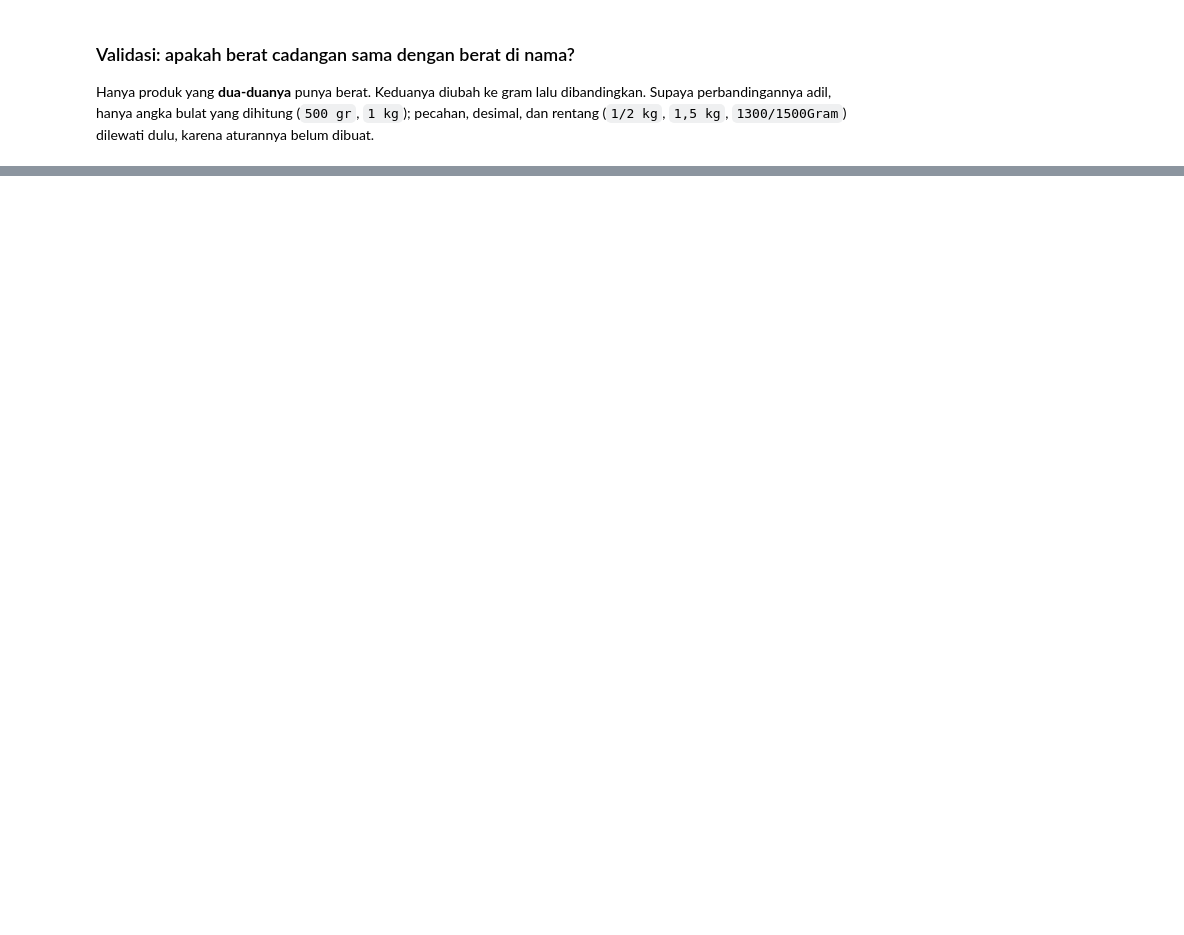
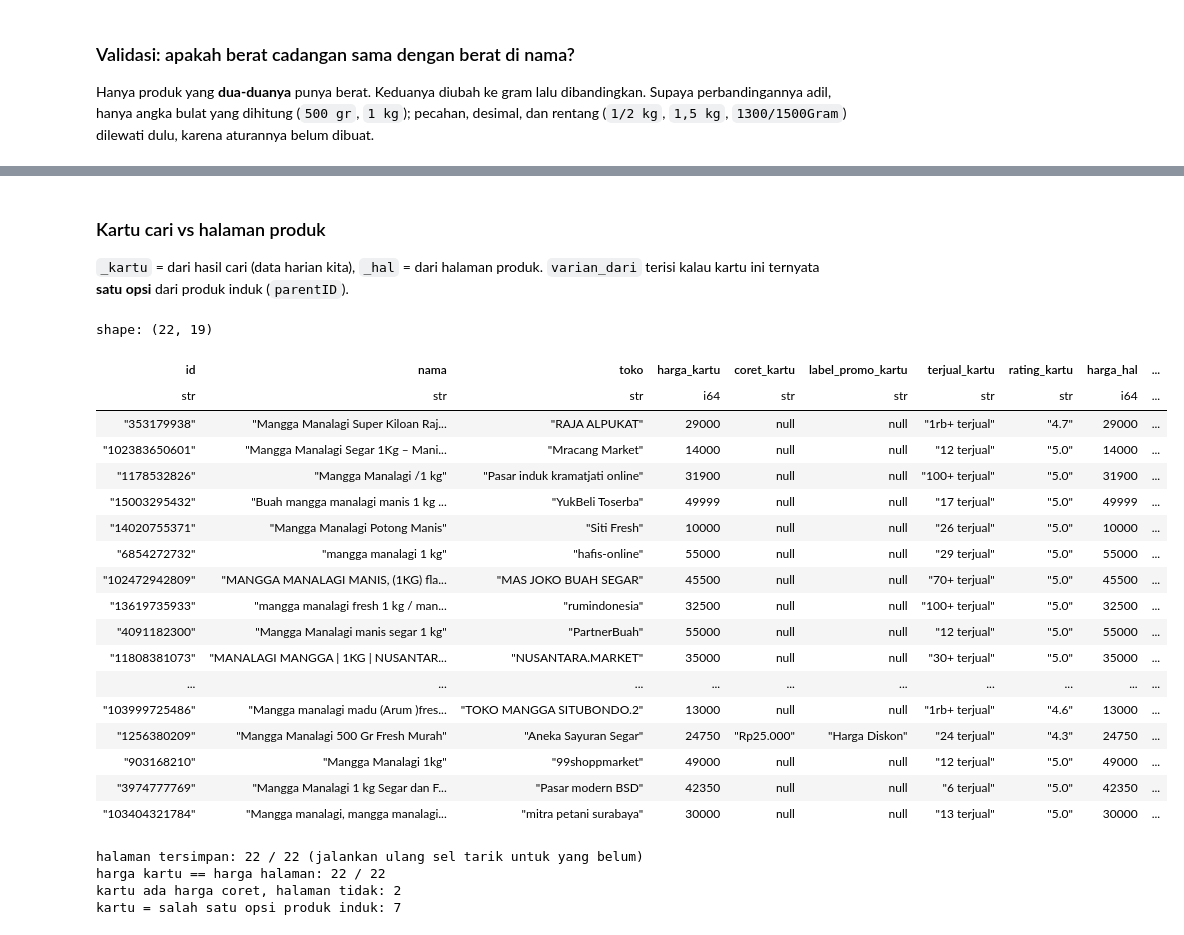
Before and after one commit to Daffwa/kebun_ibu, a Jupyter notebook: data-science/eksplor.ipynb, the cells around one changed output, grey strips where cells are left out. Saved outputs shown, nothing was run; the diff lists cells and outputs as text; code cells hidden in the pictures; blank space fills up the shorter version.

```diff
--- a/data-science/eksplor.ipynb
+++ b/data-science/eksplor.ipynb
@@ -808,0 +944,77 @@ shape: (16, 5)
+# %% [markdown]
+### Kartu cari vs halaman produk
+
+`_kartu` = dari hasil cari (data harian kita), `_hal` = dari halaman produk. `varian_dari` terisi kalau kartu ini ternyata **satu opsi** dari produk induk (`parentID`).
+# %%
+def jenis(cache, nama_tipe):
+    """Ambil objek pertama di cache dengan __typename tertentu."""
+    return next((v for v in cache.values() if isinstance(v, dict) and v.get("__typename") == nama_tipe), {})
+
+
+baris = []
+for id_, p in kartu.items():
+    jalur = folder_halaman / f"{id_}.json"
+    label = {g["position"]: g["title"] for g in p["labelGroups"]}
+    b = {
+        "id": str(id_),
+        "nama": p["name"],
+        "toko": p["shop"]["name"],
+        "harga_kartu": p["price"]["number"],
+        "coret_kartu": p["price"]["original"] or None,
+        "label_promo_kartu": label.get("promotion_label"),
+        "terjual_kartu": label.get("ri_product_credibility"),
+        "rating_kartu": p["rating"],
+    }
+    if jalur.exists():
+        cache = json.loads(jalur.read_text(encoding="utf-8"))
+        info = jenis(cache, "pdpBasicInfo")
+        harga = jenis(cache, "pdpContentSnapshotPrice")
+        varian = jenis(cache, "pdpContentSnapshotVariant")
+        b |= {
+            "harga_hal": harga.get("value"),
+            "coret_hal": harga.get("slashPriceFmt") or None,
+            "berat_hal": f"{info.get('weight')} {info.get('weightUnit', '').lower()}",
+            "stok_hal": jenis(cache, "pdpContentSnapshotStock").get("value"),
+            "terjual_hal": jenis(cache, "pdpTxStats").get("countSold"),
+            "rating_hal": jenis(cache, "pdpStats").get("rating"),
+            "jumlah_rating_hal": jenis(cache, "pdpStats").get("countReview"),
+            "min_beli_hal": info.get("minOrder"),
+            "kampanye_aktif_hal": jenis(cache, "pdpContentSnapshotCampaign").get("isActive"),
+            "varian_dari": varian.get("parentID") if varian.get("isVariant") else None,
+            "dibuat_hal": (info.get("createdAt") or "")[:10],
+        }
+    baris.append(b)
+
+halaman = pl.DataFrame(baris, infer_schema_length=None)
+with pl.Config(tbl_rows=-1, fmt_str_lengths=45):
+    display(halaman)
+
+ada = halaman.filter(pl.col("harga_hal").is_not_null())
+print("halaman tersimpan:", ada.height, "/", halaman.height, "(jalankan ulang sel tarik untuk yang belum)")
+print("harga kartu == harga halaman:", (ada["harga_kartu"] == ada["harga_hal"].cast(pl.Int64)).sum(), "/", ada.height)
+print("kartu ada harga coret, halaman tidak:", ada.filter(pl.col("coret_kartu").is_not_null() & pl.col("coret_hal").is_null()).height)
+print("kartu = salah satu opsi produk induk:", ada["varian_dari"].is_not_null().sum())
+# %% [output]
+shape: (22, 19)
+| id | nama | toko | harga_kartu | coret_kartu | label_promo_kartu | terjual_kartu | rating_kartu | harga_hal | ... |
+| str | str | str | i64 | str | str | str | str | i64 | ... |
+| "353179938" | "Mangga Manalagi Super Kiloan Raj... | "RAJA ALPUKAT" | 29000 | null | null | "1rb+ terjual" | "4.7" | 29000 | ... |
+| "102383650601" | "Mangga Manalagi Segar 1Kg – Mani... | "Mracang Market" | 14000 | null | null | "12 terjual" | "5.0" | 14000 | ... |
+| "1178532826" | "Mangga Manalagi /1 kg" | "Pasar induk kramatjati online" | 31900 | null | null | "100+ terjual" | "5.0" | 31900 | ... |
+| "15003295432" | "Buah mangga manalagi manis 1 kg ... | "YukBeli Toserba" | 49999 | null | null | "17 terjual" | "5.0" | 49999 | ... |
+| "14020755371" | "Mangga Manalagi Potong Manis" | "Siti Fresh" | 10000 | null | null | "26 terjual" | "5.0" | 10000 | ... |
+| "6854272732" | "mangga manalagi 1 kg" | "hafis-online" | 55000 | null | null | "29 terjual" | "5.0" | 55000 | ... |
+| "102472942809" | "MANGGA MANALAGI MANIS, (1KG) fla... | "MAS JOKO BUAH SEGAR" | 45500 | null | null | "70+ terjual" | "5.0" | 45500 | ... |
+| "13619735933" | "mangga manalagi fresh 1 kg / man... | "rumindonesia" | 32500 | null | null | "100+ terjual" | "5.0" | 32500 | ... |
+| "4091182300" | "Mangga Manalagi manis segar 1 kg" | "PartnerBuah" | 55000 | null | null | "12 terjual" | "5.0" | 55000 | ... |
+| "11808381073" | "MANALAGI MANGGA | 1KG | NUSANTAR... | "NUSANTARA.MARKET" | 35000 | null | null | "30+ terjual" | "5.0" | 35000 | ... |
+| ... | ... | ... | ... | ... | ... | ... | ... | ... | ... |
+| "103999725486" | "Mangga manalagi madu (Arum )fres... | "TOKO MANGGA SITUBONDO.2" | 13000 | null | null | "1rb+ terjual" | "4.6" | 13000 | ... |
+| "1256380209" | "Mangga Manalagi 500 Gr Fresh Murah" | "Aneka Sayuran Segar" | 24750 | "Rp25.000" | "Harga Diskon" | "24 terjual" | "4.3" | 24750 | ... |
+| "903168210" | "Mangga Manalagi 1kg" | "99shoppmarket" | 49000 | null | null | "12 terjual" | "5.0" | 49000 | ... |
+| "3974777769" | "Mangga Manalagi 1 kg Segar dan F... | "Pasar modern BSD" | 42350 | null | null | "6 terjual" | "5.0" | 42350 | ... |
+| "103404321784" | "Mangga manalagi, mangga manalagi... | "mitra petani surabaya" | 30000 | null | null | "13 terjual" | "5.0" | 30000 | ... |
+halaman tersimpan: 22 / 22 (jalankan ulang sel tarik untuk yang belum)
+harga kartu == harga halaman: 22 / 22
+kartu ada harga coret, halaman tidak: 2
+kartu = salah satu opsi produk induk: 7
```
Also changed, not shown: parts of 23 cells of this notebook, 3 other files.
